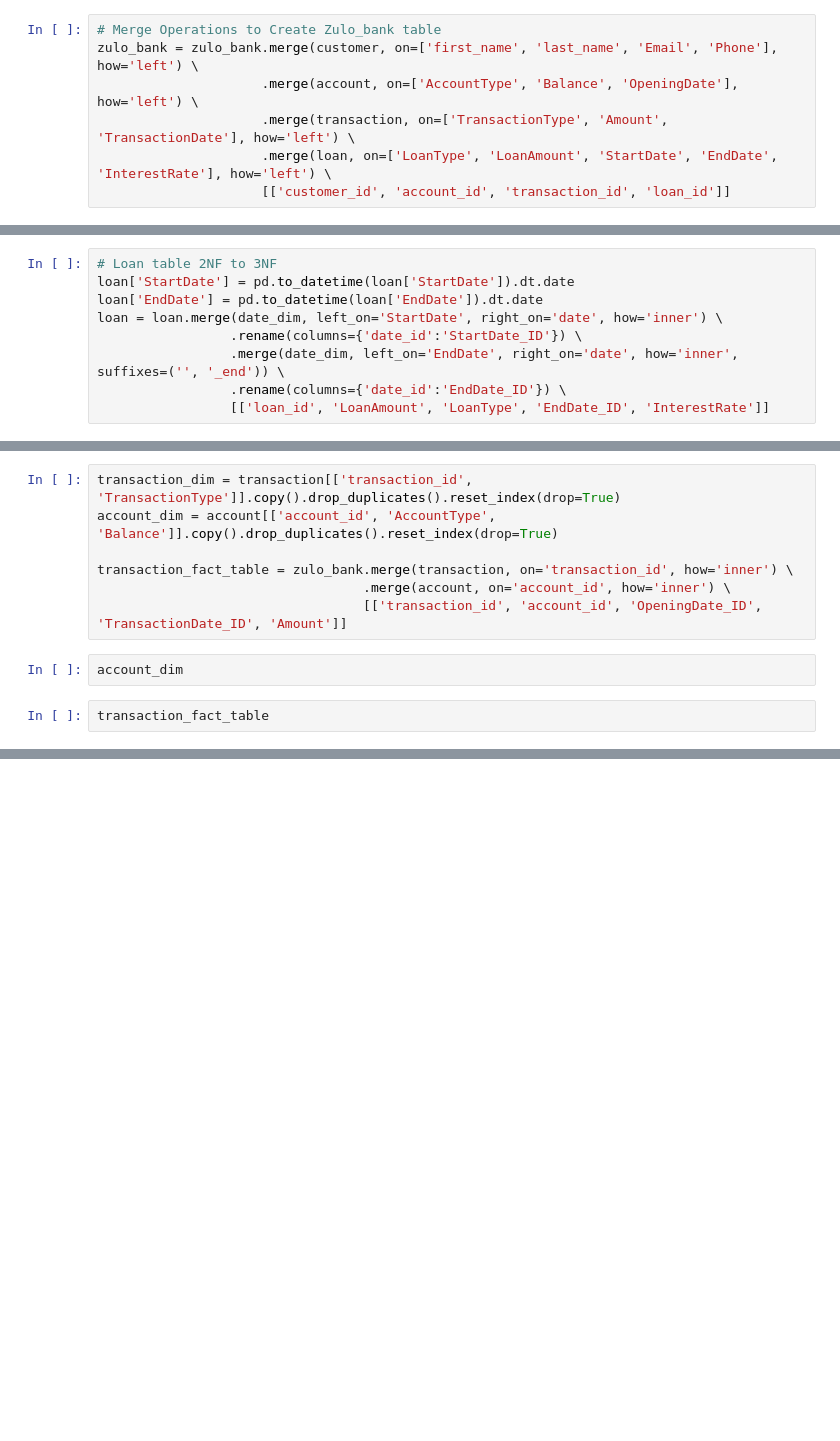
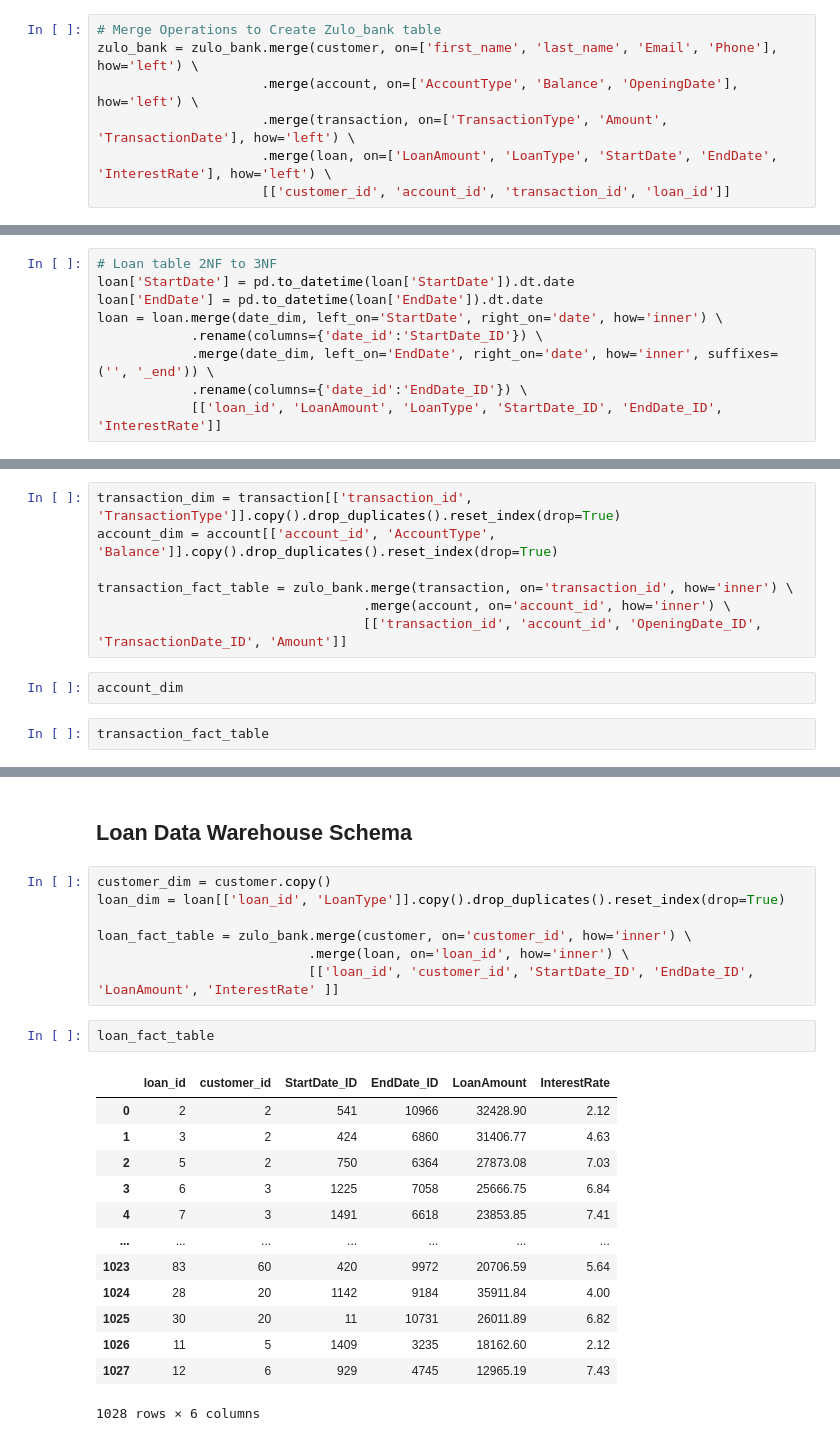
Before and after one commit to AlanemeT/zulo_bank_postgresql_rdbms_setup, a Jupyter notebook: zulo_bank_notebook.ipynb, the cells around one changed output, grey strips where cells are left out. Drawn from its saved outputs; the diff is of its cells as text; blank space fills up the shorter version.

```diff
--- a/zulo_bank_notebook.ipynb
+++ b/zulo_bank_notebook.ipynb
@@ -176,7 +176,7 @@ Index(['FullName', 'Email', 'Phone', 'TransactionType', 'Amount',
 zulo_bank = zulo_bank.merge(customer, on=['first_name', 'last_name', 'Email', 'Phone'], how='left') \
                      .merge(account, on=['AccountType', 'Balance', 'OpeningDate'], how='left') \
                      .merge(transaction, on=['TransactionType', 'Amount', 'TransactionDate'], how='left') \
-                     .merge(loan, on=['LoanType', 'LoanAmount', 'StartDate', 'EndDate', 'InterestRate'], how='left') \
+                     .merge(loan, on=['LoanAmount', 'LoanType', 'StartDate', 'EndDate', 'InterestRate'], how='left') \
                      [['customer_id', 'account_id', 'transaction_id', 'loan_id']]
 # %%
 zulo_bank
@@ -235,10 +246,10 @@ transaction = transaction.merge(date_dim, left_on='TransactionDate', right_on='d
 loan['StartDate'] = pd.to_datetime(loan['StartDate']).dt.date
 loan['EndDate'] = pd.to_datetime(loan['EndDate']).dt.date
 loan = loan.merge(date_dim, left_on='StartDate', right_on='date', how='inner') \
-                 .rename(columns={'date_id':'StartDate_ID'}) \
-                 .merge(date_dim, left_on='EndDate', right_on='date', how='inner', suffixes=('', '_end')) \
-                 .rename(columns={'date_id':'EndDate_ID'}) \
-                 [['loan_id', 'LoanAmount', 'LoanType', 'EndDate_ID', 'InterestRate']]
+            .rename(columns={'date_id':'StartDate_ID'}) \
+            .merge(date_dim, left_on='EndDate', right_on='date', how='inner', suffixes=('', '_end')) \
+            .rename(columns={'date_id':'EndDate_ID'}) \
+            [['loan_id', 'LoanAmount', 'LoanType', 'StartDate_ID', 'EndDate_ID', 'InterestRate']]
 # %%
 # Save to our directory
 transaction.to_csv(r'dataset\database.model\transactions.csv', index=False)
@@ -262,0 +279,25 @@ transaction_fact_table
+# %% [markdown]
+## Loan Data Warehouse Schema
+# %%
+customer_dim = customer.copy()
+loan_dim = loan[['loan_id', 'LoanType']].copy().drop_duplicates().reset_index(drop=True)
+
+loan_fact_table = zulo_bank.merge(customer, on='customer_id', how='inner') \
+                           .merge(loan, on='loan_id', how='inner') \
+                           [['loan_id', 'customer_id', 'StartDate_ID', 'EndDate_ID', 'LoanAmount', 'InterestRate' ]]
+# %%
+loan_fact_table
+# %% [output]
+|  | loan_id | customer_id | StartDate_ID | EndDate_ID | LoanAmount | InterestRate |
+| 0 | 2 | 2 | 541 | 10966 | 32428.90 | 2.12 |
+| 1 | 3 | 2 | 424 | 6860 | 31406.77 | 4.63 |
+| 2 | 5 | 2 | 750 | 6364 | 27873.08 | 7.03 |
+| 3 | 6 | 3 | 1225 | 7058 | 25666.75 | 6.84 |
+| 4 | 7 | 3 | 1491 | 6618 | 23853.85 | 7.41 |
+| ... | ... | ... | ... | ... | ... | ... |
+| 1023 | 83 | 60 | 420 | 9972 | 20706.59 | 5.64 |
+| 1024 | 28 | 20 | 1142 | 9184 | 35911.84 | 4.00 |
+| 1025 | 30 | 20 | 11 | 10731 | 26011.89 | 6.82 |
+| 1026 | 11 | 5 | 1409 | 3235 | 18162.60 | 2.12 |
+| 1027 | 12 | 6 | 929 | 4745 | 12965.19 | 7.43 |
+1028 rows × 6 columns
```
Also changed, not shown: parts of 20 cells of this notebook.
